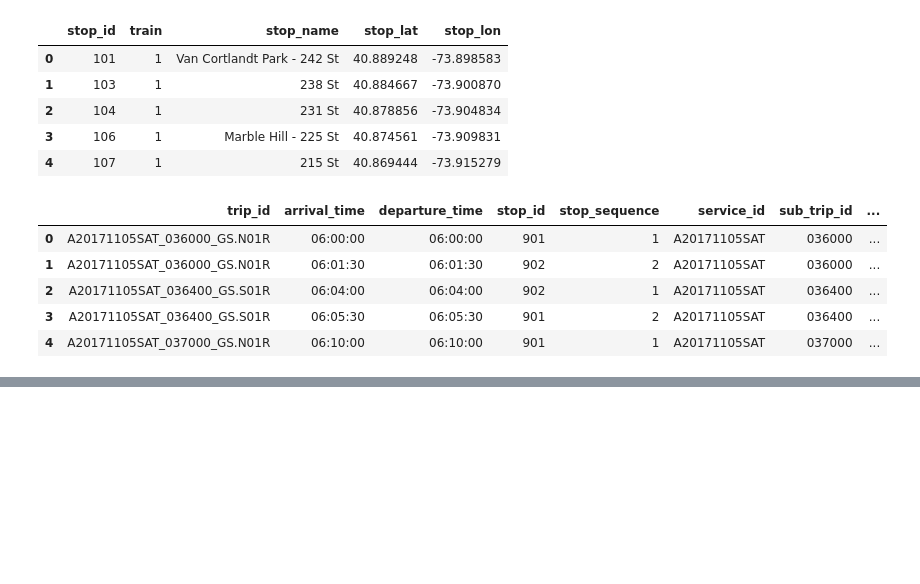
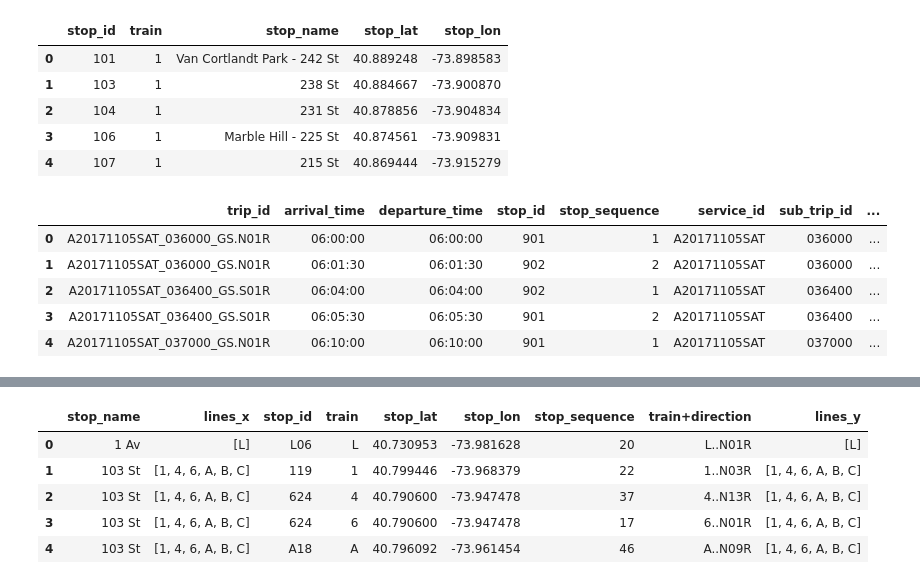
Before and after one commit to beasteers/data_viz_project, a Jupyter notebook: stops.ipynb, the cells around one changed output, grey strips where cells are left out. Cells and saved outputs as stored; diff of their text form; code cells hidden in the pictures; blank space fills up the shorter version.

```diff
--- a/stops.ipynb
+++ b/stops.ipynb
@@ -89,0 +230,10 @@ stop_times.head()
+# %%
+route_id = transfer.merge(stop_train2, on='stop_name')
+route_id.head()
+# %% [output]
+|  | stop_name | lines_x | stop_id | train | stop_lat | stop_lon | stop_sequence | train+direction | lines_y |
+| 0 | 1 Av | [L] | L06 | L | 40.730953 | -73.981628 | 20 | L..N01R | [L] |
+| 1 | 103 St | [1, 4, 6, A, B, C] | 119 | 1 | 40.799446 | -73.968379 | 22 | 1..N03R | [1, 4, 6, A, B, C] |
+| 2 | 103 St | [1, 4, 6, A, B, C] | 624 | 4 | 40.790600 | -73.947478 | 37 | 4..N13R | [1, 4, 6, A, B, C] |
+| 3 | 103 St | [1, 4, 6, A, B, C] | 624 | 6 | 40.790600 | -73.947478 | 17 | 6..N01R | [1, 4, 6, A, B, C] |
+| 4 | 103 St | [1, 4, 6, A, B, C] | A18 | A | 40.796092 | -73.961454 | 46 | A..N09R | [1, 4, 6, A, B, C] |
```
Also changed, not shown: parts of 24 cells of this notebook.
